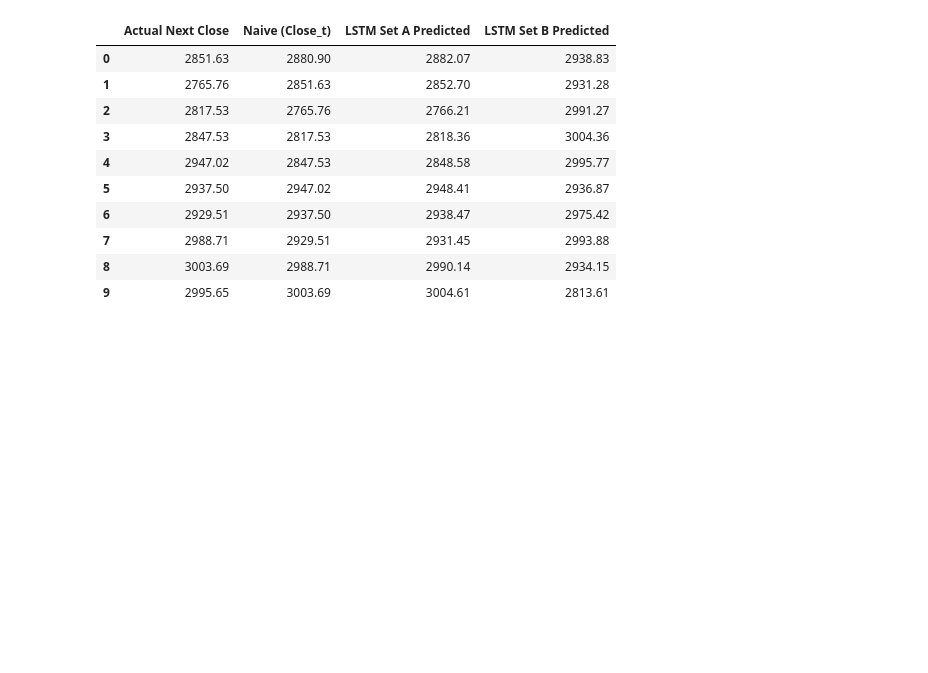
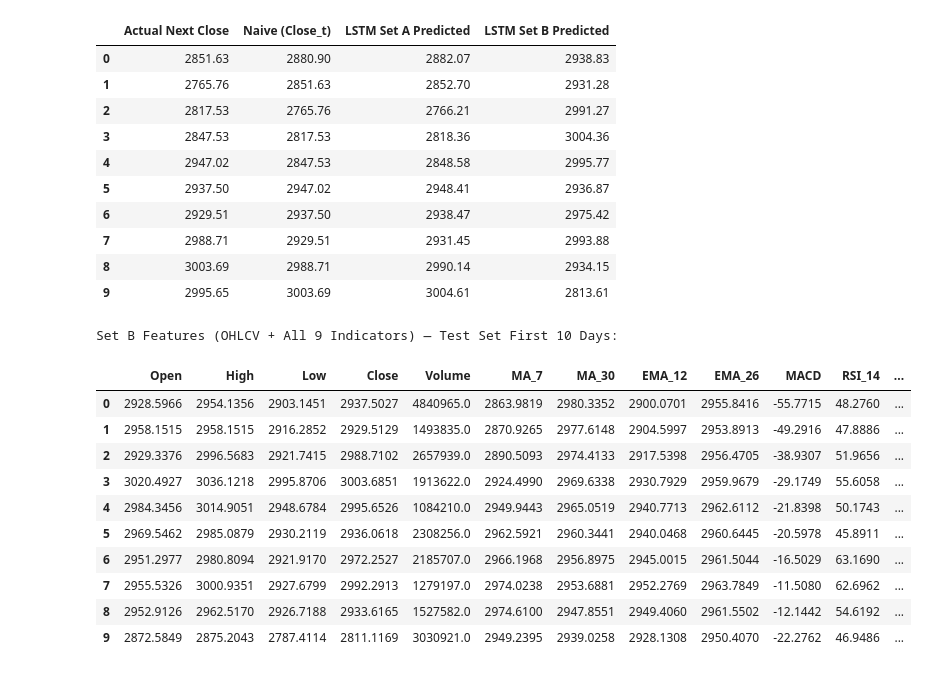
Before and after one commit to rishika790/AI-PORTFOLIO, a Jupyter notebook: DL_GRU_OHLCV_vs_Indicators.ipynb, the cells around one changed output. Drawn from its saved outputs; the diff is of its cells as text; code cells hidden in the pictures; blank space fills up the shorter version.

Commit message:
code: cell 71 — print('Set B Features (OHLCV + All 9 Indicators) — Test Set First 10 Days:')

```diff
--- a/DL_GRU_OHLCV_vs_Indicators.ipynb
+++ b/DL_GRU_OHLCV_vs_Indicators.ipynb
@@ -997,3 +997,19 @@ Combined Predictions — First 10 Test Days:
 | 7 | 2988.71 | 2929.51 | 2931.45 | 2993.88 |
 | 8 | 3003.69 | 2988.71 | 2990.14 | 2934.15 |
 | 9 | 2995.65 | 3003.69 | 3004.61 | 2813.61 |
+# %%
+print('Set B Features (OHLCV + All 9 Indicators) — Test Set First 10 Days:')
+display(pd.DataFrame(X_B_test[:10], columns=SET_B).round(4))
+# %% [output]
+Set B Features (OHLCV + All 9 Indicators) — Test Set First 10 Days:
+|  | Open | High | Low | Close | Volume | MA_7 | MA_30 | EMA_12 | EMA_26 | MACD | RSI_14 | ... |
+| 0 | 2928.5966 | 2954.1356 | 2903.1451 | 2937.5027 | 4840965.0 | 2863.9819 | 2980.3352 | 2900.0701 | 2955.8416 | -55.7715 | 48.2760 | ... |
+| 1 | 2958.1515 | 2958.1515 | 2916.2852 | 2929.5129 | 1493835.0 | 2870.9265 | 2977.6148 | 2904.5997 | 2953.8913 | -49.2916 | 47.8886 | ... |
+| 2 | 2929.3376 | 2996.5683 | 2921.7415 | 2988.7102 | 2657939.0 | 2890.5093 | 2974.4133 | 2917.5398 | 2956.4705 | -38.9307 | 51.9656 | ... |
+| 3 | 3020.4927 | 3036.1218 | 2995.8706 | 3003.6851 | 1913622.0 | 2924.4990 | 2969.6338 | 2930.7929 | 2959.9679 | -29.1749 | 55.6058 | ... |
+| 4 | 2984.3456 | 3014.9051 | 2948.6784 | 2995.6526 | 1084210.0 | 2949.9443 | 2965.0519 | 2940.7713 | 2962.6112 | -21.8398 | 50.1743 | ... |
+| 5 | 2969.5462 | 2985.0879 | 2930.2119 | 2936.0618 | 2308256.0 | 2962.5921 | 2960.3441 | 2940.0468 | 2960.6445 | -20.5978 | 45.8911 | ... |
+| 6 | 2951.2977 | 2980.8094 | 2921.9170 | 2972.2527 | 2185707.0 | 2966.1968 | 2956.8975 | 2945.0015 | 2961.5044 | -16.5029 | 63.1690 | ... |
+| 7 | 2955.5326 | 3000.9351 | 2927.6799 | 2992.2913 | 1279197.0 | 2974.0238 | 2953.6881 | 2952.2769 | 2963.7849 | -11.5080 | 62.6962 | ... |
+| 8 | 2952.9126 | 2962.5170 | 2926.7188 | 2933.6165 | 1527582.0 | 2974.6100 | 2947.8551 | 2949.4060 | 2961.5502 | -12.1442 | 54.6192 | ... |
+| 9 | 2872.5849 | 2875.2043 | 2787.4114 | 2811.1169 | 3030921.0 | 2949.2395 | 2939.0258 | 2928.1308 | 2950.4070 | -22.2762 | 46.9486 | ... |
```
